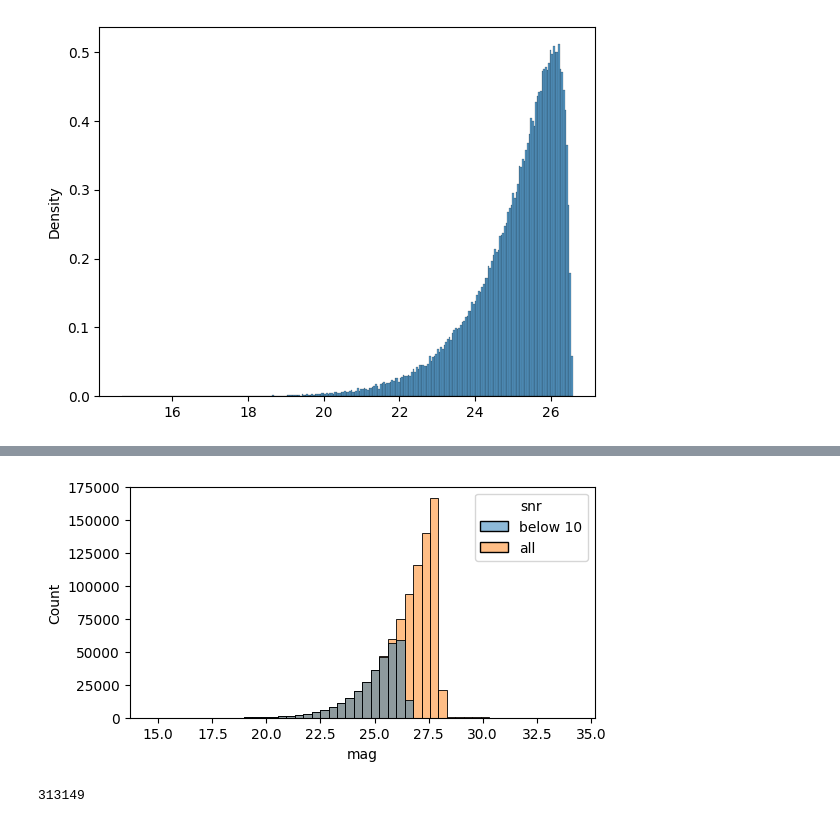
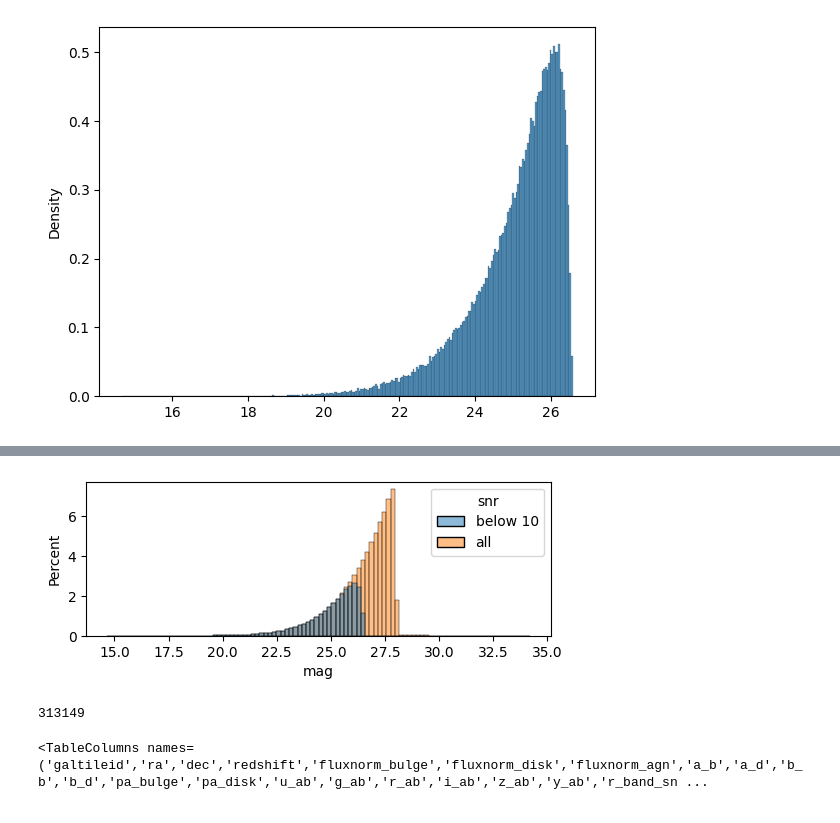
Before and after one commit to b-biswas/MADNESS-legacy, a Jupyter notebook: notebooks/catsim_snr_cut.ipynb, the cells around one changed output, grey strips where cells are left out. Cells and saved outputs as stored; diff of their text form; code cells hidden in the pictures.

```diff
--- a/notebooks/catsim_snr_cut.ipynb
+++ b/notebooks/catsim_snr_cut.ipynb
@@ -131,22 +162,26 @@ sns.histplot(snr_10_cat["r_ab"], stat="density")
 # %%
 import pandas as pd
 sns_mag_df = {}
 
 sns_mag_df["mag"] = list(snr_10_cat["r_ab"])
 sns_mag_df["snr"] = ["below 10"]*len(snr_10_cat)
 
 sns_mag_df["mag"].extend(list(catalog["r_ab"]))
 sns_mag_df["snr"].extend(["all"]*len(catalog))
 
 sns_mag_df = pd.DataFrame(sns_mag_df)
 
-plt.figure(figsize=(6,3))
+plt.figure(figsize=(6,2))
 
-bins = sns.histplot(data=sns_mag_df, x="mag", hue="snr", bins=50, alpha=.5)
+bins = sns.histplot(data=sns_mag_df, x="mag", hue="snr", bins=100, alpha=.5, stat='percent')
 #sns.(catalog["i_ab"], bins=bins[1], alpha=.5)
 # %% [output]
-[figure, old version]
+[figure, new version]
 # %%
 len(snr_10_cat)
 # %% [output]
 313149
+# %%
+snr_10_cat.columns
+# %% [output]
+<TableColumns names=('galtileid','ra','dec','redshift','fluxnorm_bulge','fluxnorm_disk','fluxnorm_agn','a_b','a_d','b_b','b_d','pa_bulge','pa_disk','u_ab','g_ab','r_ab','i_ab','z_ab','y_ab','r_band_sn ...
```
Also changed, not shown: parts of 15 cells of this notebook.
